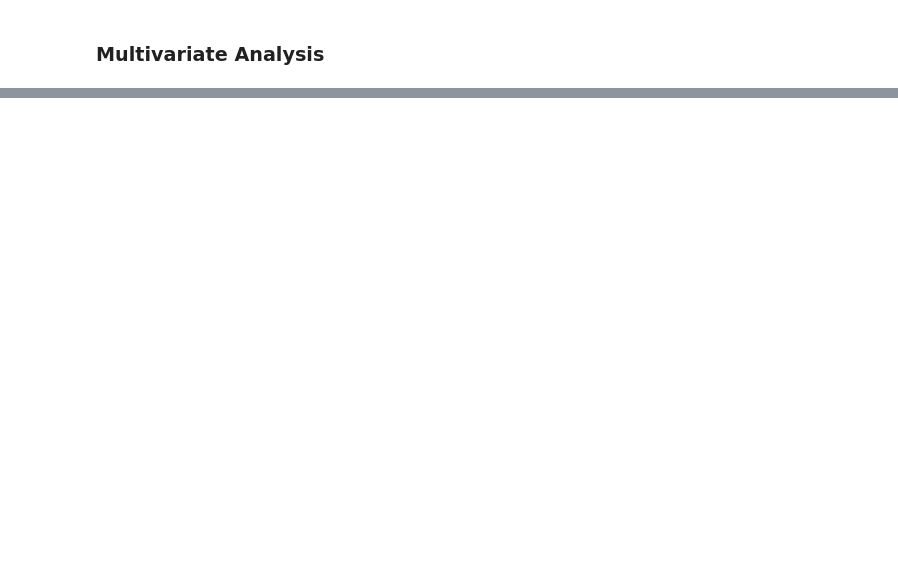
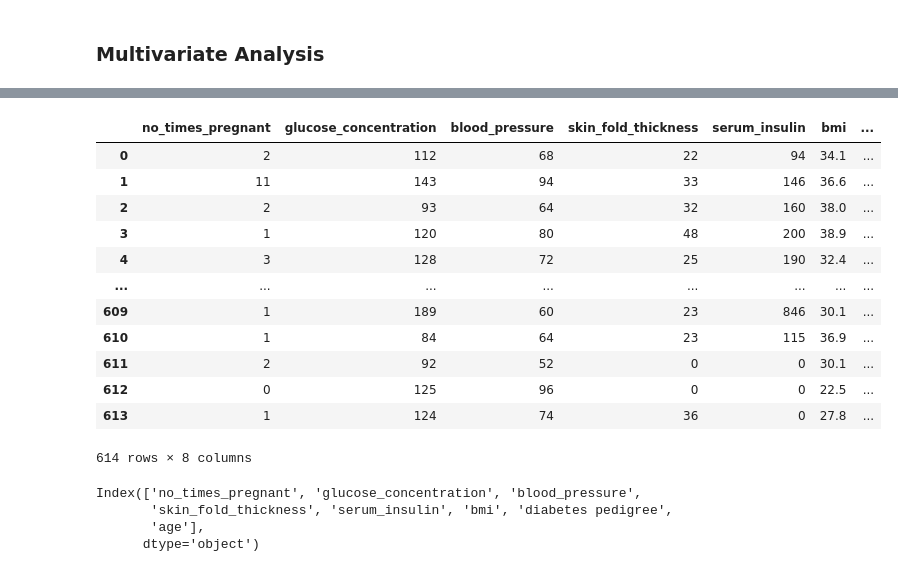
Before and after one commit to besideme95/Mini_Project, a Jupyter notebook: Talentlabs Exercise/Predictive Analytics Classification Diabetic.ipynb, the cells around one changed output, grey strips where cells are left out. Saved outputs shown, nothing was run; the diff lists cells and outputs as text; code cells hidden in the pictures; blank space fills up the shorter version.

```diff
--- a/Talentlabs Exercise/Predictive Analytics Classification Diabetic.ipynb
+++ b/Talentlabs Exercise/Predictive Analytics Classification Diabetic.ipynb
@@ -257,0 +372,32 @@ sns.scatterplot(x='glucose_concentration',y='blood_pressure', data= df_train, hu
+# %%
+# Preparaing the x and y (dependent variable)
+# To prepare independent variable, the id and the dependent variable is remove
+x = df_train.drop(['p_id', 'diabetes'], axis=1)
+
+# Only collect the depenedent values
+y = df_train.diabetes.values
+# %%
+# Check the df
+x
+# %% [output]
+|  | no_times_pregnant | glucose_concentration | blood_pressure | skin_fold_thickness | serum_insulin | bmi | ... |
+| 0 | 2 | 112 | 68 | 22 | 94 | 34.1 | ... |
+| 1 | 11 | 143 | 94 | 33 | 146 | 36.6 | ... |
+| 2 | 2 | 93 | 64 | 32 | 160 | 38.0 | ... |
+| 3 | 1 | 120 | 80 | 48 | 200 | 38.9 | ... |
+| 4 | 3 | 128 | 72 | 25 | 190 | 32.4 | ... |
+| ... | ... | ... | ... | ... | ... | ... | ... |
+| 609 | 1 | 189 | 60 | 23 | 846 | 30.1 | ... |
+| 610 | 1 | 84 | 64 | 23 | 115 | 36.9 | ... |
+| 611 | 2 | 92 | 52 | 0 | 0 | 30.1 | ... |
+| 612 | 0 | 125 | 96 | 0 | 0 | 22.5 | ... |
+| 613 | 1 | 124 | 74 | 36 | 0 | 27.8 | ... |
+614 rows × 8 columns
+# %%
+# Check the column
+x.columns
+# %% [output]
+Index(['no_times_pregnant', 'glucose_concentration', 'blood_pressure',
+       'skin_fold_thickness', 'serum_insulin', 'bmi', 'diabetes pedigree',
+       'age'],
+      dtype='object')
```
Also changed, not shown: parts of 46 cells of this notebook.
